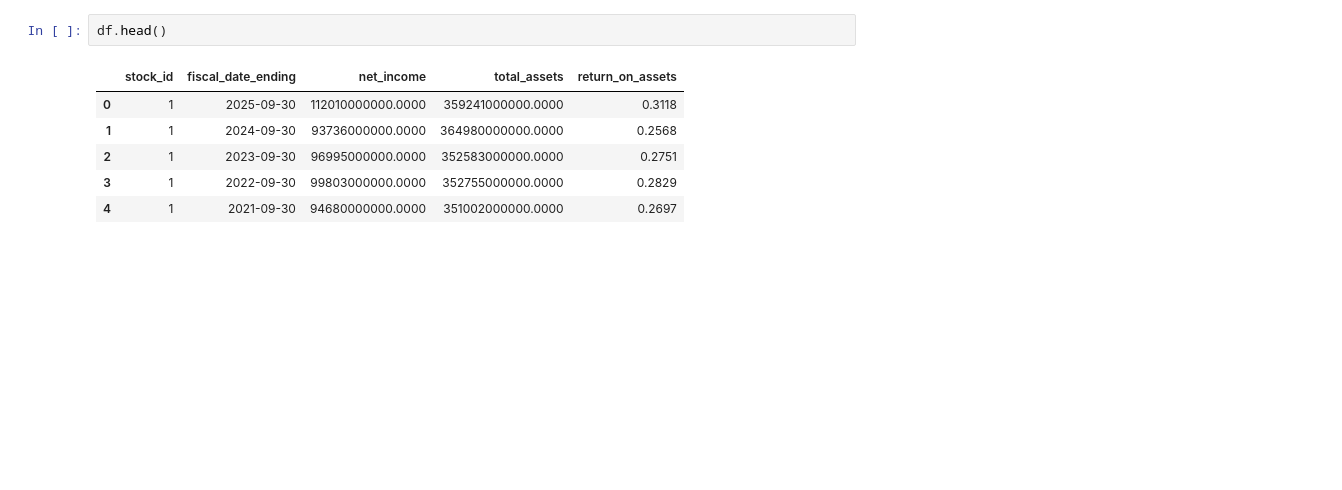
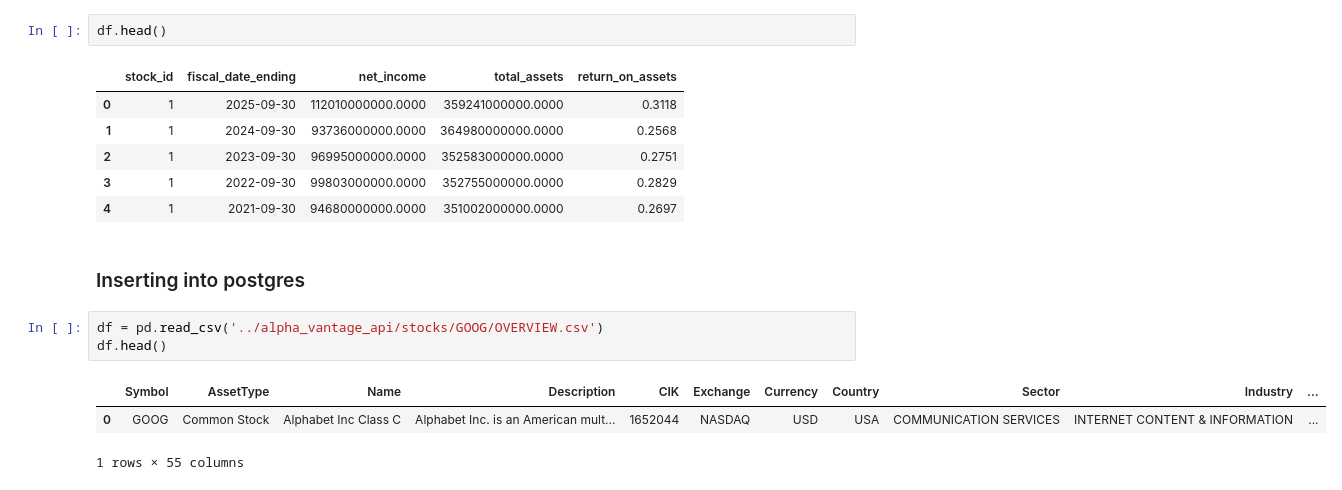
Before and after one commit to kumarbyes/project_stock_analysis, a Jupyter notebook: querying_using_sqlalchemy/query_postgres.ipynb, the cells around one changed output. Cells and saved outputs as stored; diff of their text form; blank space fills up the shorter version.

```diff
--- a/querying_using_sqlalchemy/query_postgres.ipynb
+++ b/querying_using_sqlalchemy/query_postgres.ipynb
@@ -423,3 +423,12 @@ df.head()
 | 2 | 1 | 2023-09-30 | 96995000000.0000 | 352583000000.0000 | 0.2751 |
 | 3 | 1 | 2022-09-30 | 99803000000.0000 | 352755000000.0000 | 0.2829 |
 | 4 | 1 | 2021-09-30 | 94680000000.0000 | 351002000000.0000 | 0.2697 |
+# %% [markdown]
+### Inserting into postgres
+# %%
+df = pd.read_csv('../alpha_vantage_api/stocks/GOOG/OVERVIEW.csv')
+df.head()
+# %% [output]
+|  | Symbol | AssetType | Name | Description | CIK | Exchange | Currency | Country | Sector | Industry | ... |
+| 0 | GOOG | Common Stock | Alphabet Inc Class C | Alphabet Inc. is an American mult... | 1652044 | NASDAQ | USD | USA | COMMUNICATION SERVICES | INTERNET CONTENT & INFORMATION | ... |
+1 rows × 55 columns
```
Also changed, not shown: parts of 8 cells of this notebook, 3 other files.
